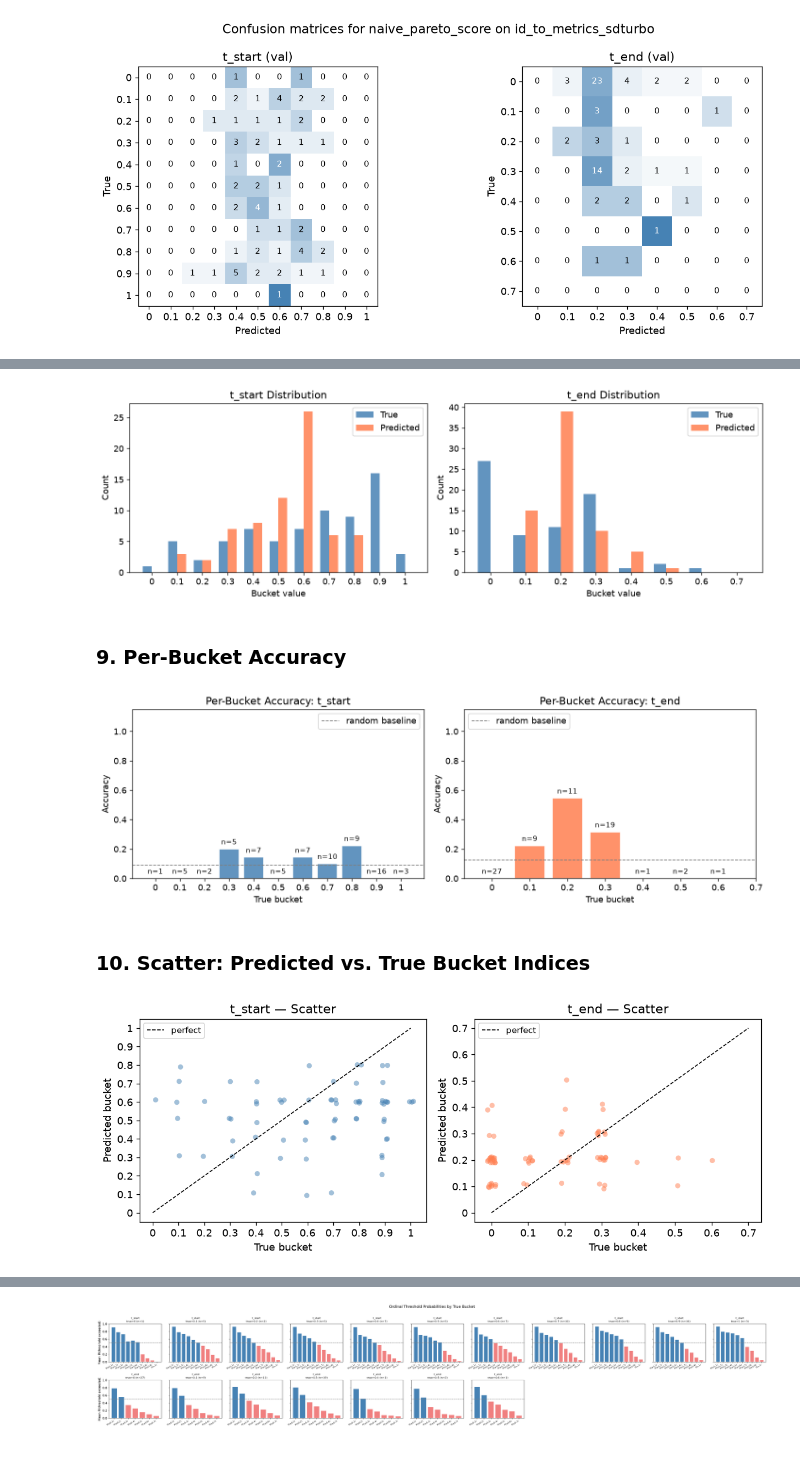
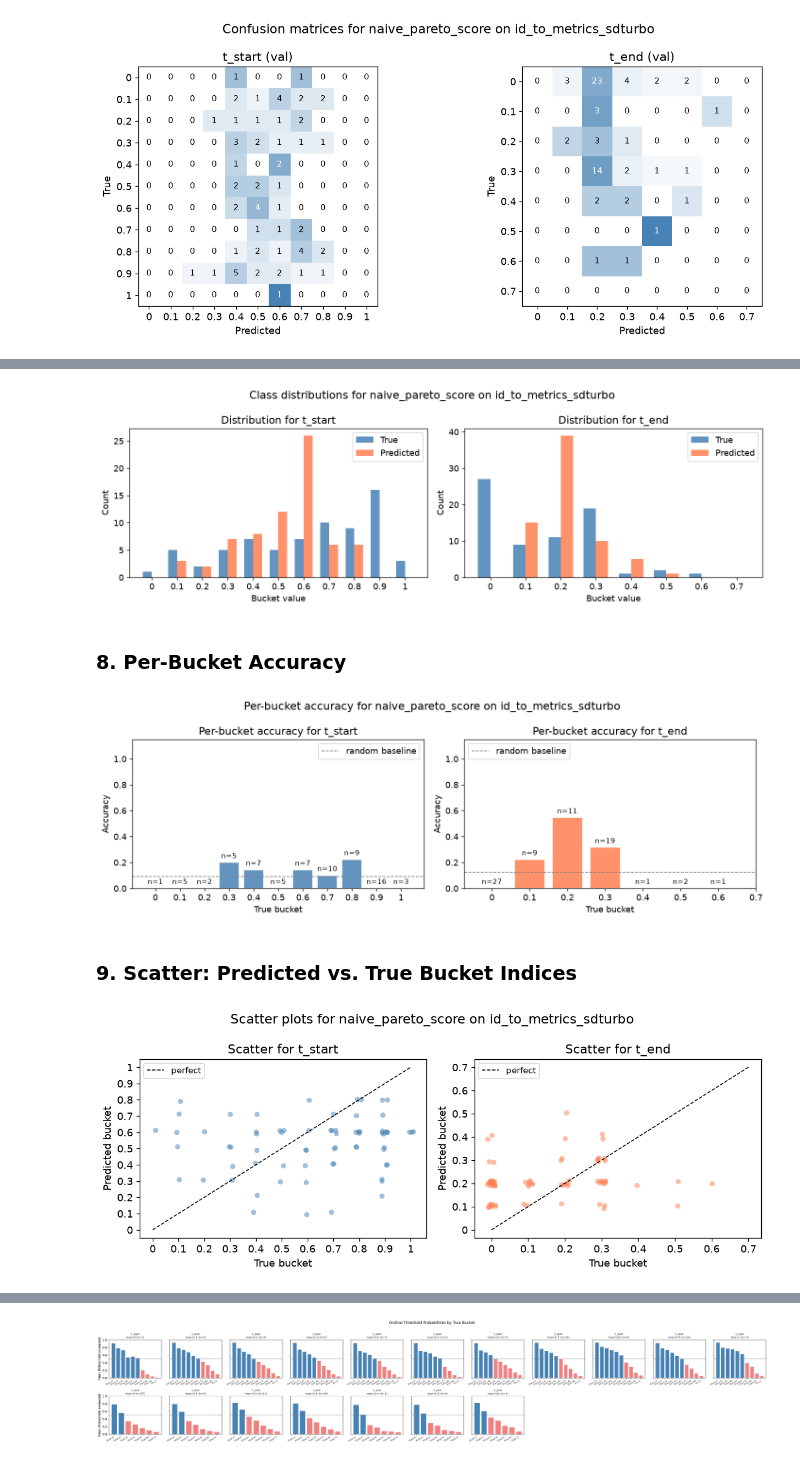
Before and after one commit to hcoderdm/chordedit-models, a Jupyter notebook: models/cell_classifier/eval_model.ipynb, the cells around one changed output, grey strips where cells are left out. Cells and saved outputs as stored; diff of their text form; code cells hidden in the pictures.

```diff
--- a/models/cell_classifier/eval_model.ipynb
+++ b/models/cell_classifier/eval_model.ipynb
@@ -310,12 +359,19 @@ plt.show()
 # %%
+"""
+Compare the true and predicted bucket-index frequency distributions on the test set as
+side-by-side bar charts. A well-calibrated model should reproduce the shape of the true
+distribution; a collapsed distribution (predictions concentrated on a few buckets)
+indicates the model is defaulting to high-frequency classes.
+"""
+
 r = results["test"]
 width = 0.35
 
 fig, axes = plt.subplots(1, 2, figsize=(12, 4))
 
 for ax, pred_key, true_key, title, n_buckets, bucket_labels in [
-    (axes[0], "pred_start", "true_start", "t_start Distribution", N_BUCKETS_START, BUCKET_LABELS_START),
-    (axes[1], "pred_end",   "true_end",   "t_end Distribution",   N_BUCKETS_END,   BUCKET_LABELS_END),
+    (axes[0], "pred_start", "true_start", "Distribution for t_start", N_BUCKETS_START, BUCKET_LABELS_START),
+    (axes[1], "pred_end",   "true_end",   "Distribution for t_end",   N_BUCKETS_END,   BUCKET_LABELS_END),
 ]:
     x = np.arange(n_buckets)
     true_counts = np.bincount(r[true_key], minlength=n_buckets)
@@ -326,20 +382,27 @@ for ax, pred_key, true_key, title, n_buckets, bucket_labels in [
     ax.set_xlabel("Bucket value"); ax.set_ylabel("Count")
     ax.set_title(title); ax.legend()
 
+fig.suptitle(f"Class distributions for {TARGET_COLUMN} on {METRICS_CSV.stem}", fontsize=14)
 plt.tight_layout()
-plt.savefig("outputs/class_distribution.png", bbox_inches="tight")
 plt.show()
 # %% [output]
-[figure, old version]
+[figure, new version]
 # %% [markdown]
-### 9. Per-Bucket Accuracy
+### 8. Per-Bucket Accuracy
 # %%
+"""
+Show exact-match accuracy broken down by true bucket for both heads on the test set.
+Each bar is annotated with the sample count in that bucket, making it clear whether
+low accuracy on a particular bucket reflects a genuine failure mode or simply sparse
+support. The dashed line marks the random-chance accuracy for reference.
+"""
+
 r = results["test"]
 fig, axes = plt.subplots(1, 2, figsize=(12, 4))
 
 for ax, pred_key, true_key, title, color, n_buckets, bucket_labels in [
-    (axes[0], "pred_start", "true_start", "Per-Bucket Accuracy: t_start", "steelblue", N_BUCKETS_START, BUCKET_LABELS_START),
-    (axes[1], "pred_end",   "true_end",   "Per-Bucket Accuracy: t_end",   "coral",     N_BUCKETS_END,   BUCKET_LABELS_END),
+    (axes[0], "pred_start", "true_start", "Per-bucket accuracy for t_start", "steelblue", N_BUCKETS_START, BUCKET_LABELS_START),
+    (axes[1], "pred_end",   "true_end",   "Per-bucket accuracy for t_end",   "coral",     N_BUCKETS_END,   BUCKET_LABELS_END),
 ]:
     accs, counts = [], []
     for bucket in range(n_buckets):
@@ -357,37 +420,44 @@ for ax, pred_key, true_key, title, color, n_buckets, bucket_labels in [
     ax.set_xlabel("True bucket"); ax.set_ylabel("Accuracy")
     ax.set_ylim(0, 1.15); ax.set_title(title); ax.legend()
 
+fig.suptitle(f"Per-bucket accuracy for {TARGET_COLUMN} on {METRICS_CSV.stem}", fontsize=14)
 plt.tight_layout()
-plt.savefig("outputs/per_bucket_accuracy.png", bbox_inches="tight")
 plt.show()
 # %% [output]
-[figure, old version]
+[figure, new version]
 # %% [markdown]
-### 10. Scatter: Predicted vs. True Bucket Indices
+### 9. Scatter: Predicted vs. True Bucket Indices
 # %%
+"""
+Scatter predicted vs true bucket indices for both heads on the test set, with small
+random jitter added to separate overlapping points. Points on the dashed diagonal are
+exact matches; the spread around it shows the typical magnitude and direction of errors
+for each region of the output space.
+"""
+
 r = results["test"]
 jitter = 0.12
 rng = np.random.default_rng(0)
 
 fig, axes = plt.subplots(1, 2, figsize=(10, 4))
 
 for ax, pred_key, true_key, title, color, n_buckets, bucket_labels in [
     (axes[0], "pred_start", "true_start", "t_start", "steelblue", N_BUCKETS_START, BUCKET_LABELS_START),
     (axes[1], "pred_end",   "true_end",   "t_end",   "coral",     N_BUCKETS_END,   BUCKET_LABELS_END),
 ]:
     jx = r[true_key] + rng.uniform(-jitter, jitter, len(r[true_key]))
     jy = r[pred_key] + rng.uniform(-jitter, jitter, len(r[pred_key]))
     ax.scatter(jx, jy, alpha=0.5, s=30, color=color, edgecolors="none")
     ax.plot([0, n_buckets - 1], [0, n_buckets - 1], "k--", linewidth=1, label="perfect")
     ax.set_xticks(range(n_buckets)); ax.set_yticks(range(n_buckets))
     ax.set_xticklabels(bucket_labels); ax.set_yticklabels(bucket_labels)
     ax.set_xlabel("True bucket"); ax.set_ylabel("Predicted bucket")
-    ax.set_title(f"{title} — Scatter")
+    ax.set_title(f"Scatter for {title}")
     ax.legend(fontsize=9)
 
+fig.suptitle(f"Scatter plots for {TARGET_COLUMN} on {METRICS_CSV.stem}", fontsize=14)
 plt.tight_layout()
-plt.savefig("outputs/scatter_pred_vs_true.png", bbox_inches="tight")
 plt.show()
 # %% [output]
-[figure, old version]
+[figure, new version]
 # %% [markdown]
```
Also changed, not shown: parts of 18 cells of this notebook, 16 other files.
